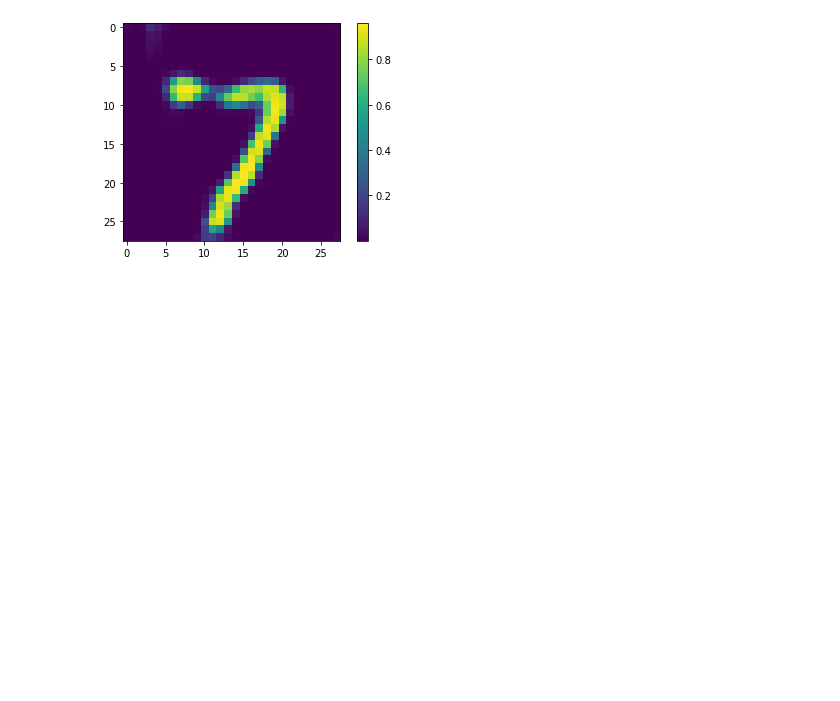
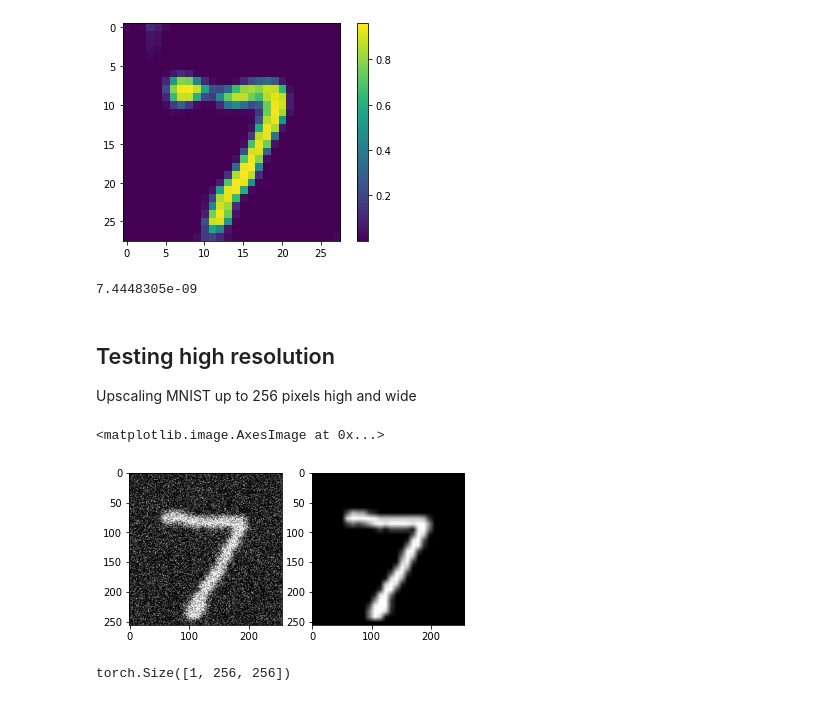
Before and after one commit to AlexanderYakovenko1/cuda_denoising_autoencoder, a Jupyter notebook: denoising.ipynb, the cells around one changed output. Saved outputs shown, nothing was run; the diff lists cells and outputs as text; code cells hidden in the pictures; blank space fills up the shorter version.

```diff
--- a/denoising.ipynb
+++ b/denoising.ipynb
@@ -374,3 +371,32 @@ plt.colorbar()
 # %% [output]
 <matplotlib.colorbar.Colorbar at 0x...>
 [figure]
+# %%
+np.mean(out_img.numpy() - conv3)
+# %% [output]
+7.4448305e-09
+# %% [markdown]
+## Testing high resolution
+Upscaling MNIST up to 256 pixels high and wide
+# %%
+large_image_transforms = Compose([
+    ToTensor(),
+    Resize((256, 256)),
+    Lambda(add_noise)
+])
+
+large_label_transforms = Compose([
+    ToTensor(),
+    Resize((256, 256)),
+])
+# %%
+large_train_set = NoisyMNIST(True, large_image_transforms, large_label_transforms)
+large_test_set = NoisyMNIST(False, large_image_transforms, large_label_transforms)
+# %%
+plt.subplot(121)
+plt.imshow(large_test_set[0][0][0], cmap='gray')
+plt.subplot(122)
+plt.imshow(large_test_set[0][1][0], cmap='gray')
+# %% [output]
+<matplotlib.image.AxesImage at 0x...>
+[figure, added]
@@ -376,0 +411,4 @@ plt.colorbar()
+# %%
+o.shape
+# %% [output]
+torch.Size([1, 256, 256])
```
Also changed, not shown: parts of 20 cells of this notebook, 4 other files.
